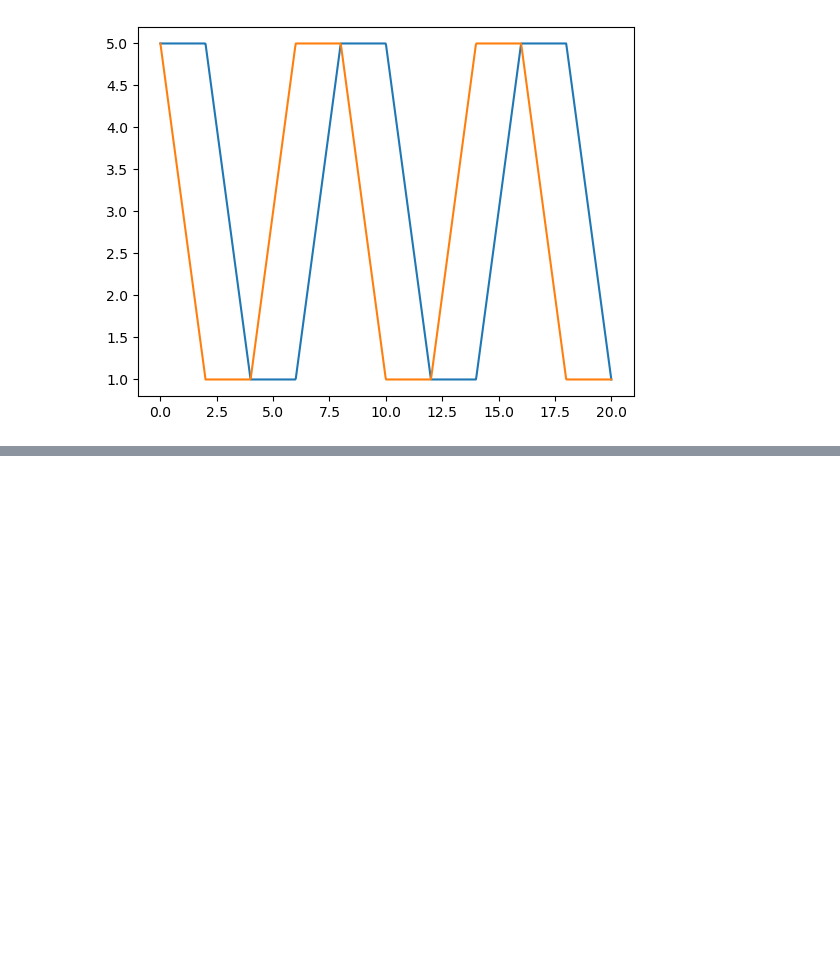
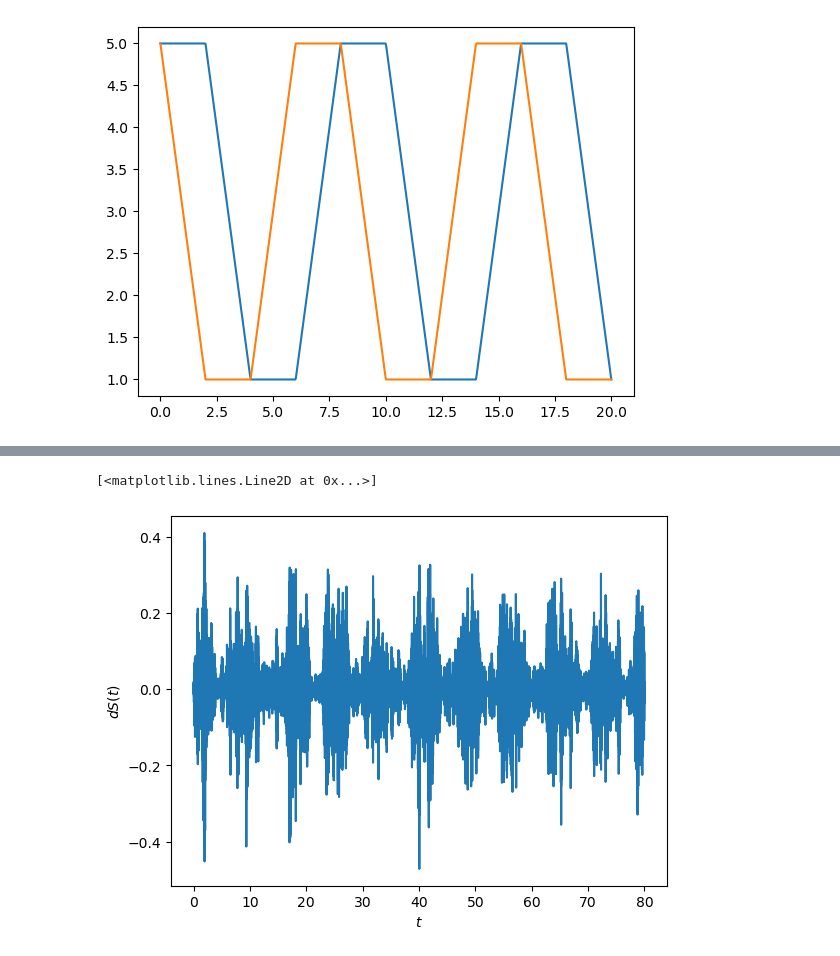
Before and after one commit to Ben-Janda/Molecular-Motor, a Jupyter notebook: 03_Stirling-engine.ipynb, the cells around one changed output, grey strips where cells are left out. Cells and saved outputs as stored; diff of their text form; code cells hidden in the pictures; blank space fills up the shorter version.

```diff
--- a/03_Stirling-engine.ipynb
+++ b/03_Stirling-engine.ipynb
@@ -99,0 +117,10 @@ Qt = k(t) * data
+# %%
+T_mid = 0.5 * (T(cfg.t_array)[:-1] + T(cfg.t_array)[1:])
+dS = dQ / T_mid
+
+fig, ax = plt.subplots(1,1)
+ax.set(xlabel = r"$t$", ylabel = r"$dS(t)$")
+ax.plot(t, dS)
+# %% [output]
+[<matplotlib.lines.Line2D at 0x...>]
+[figure, added]
```
Also changed, not shown: parts of 2 cells of this notebook.
